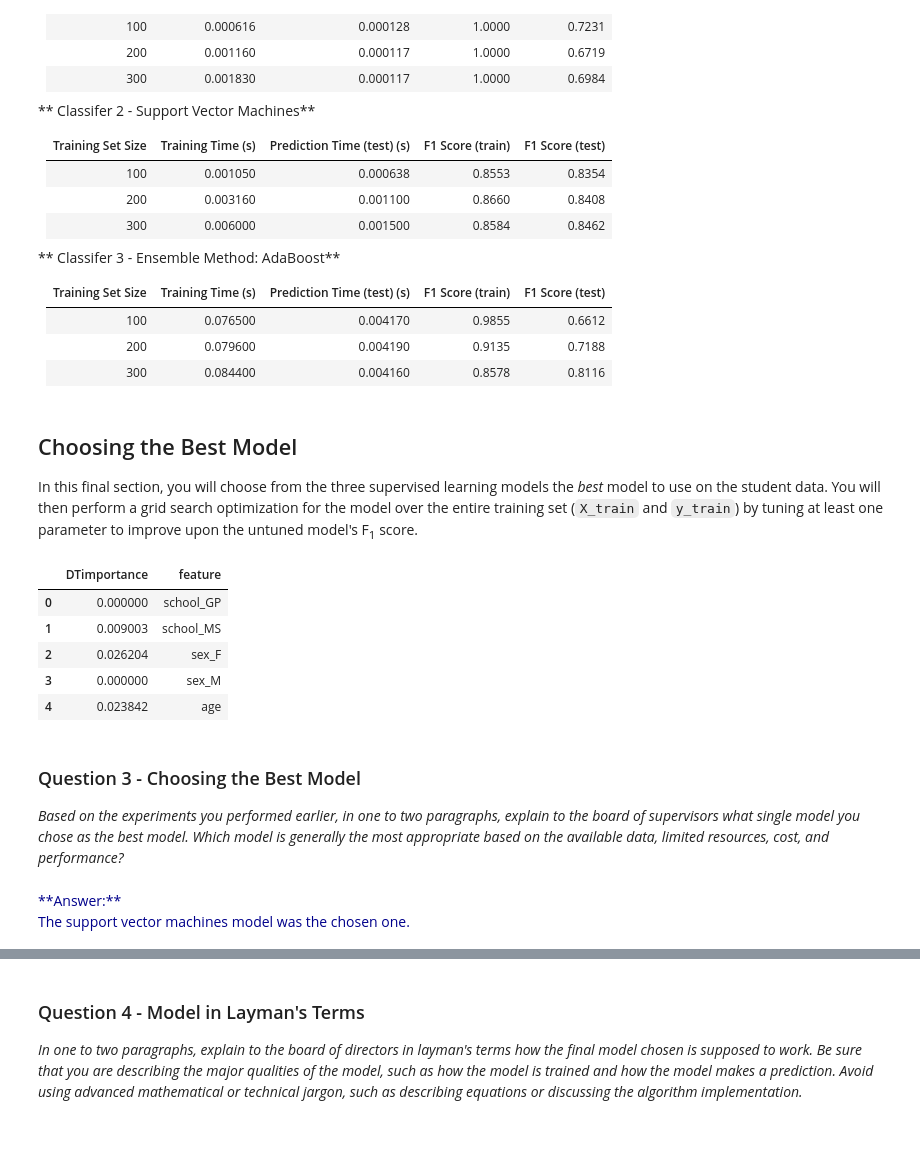
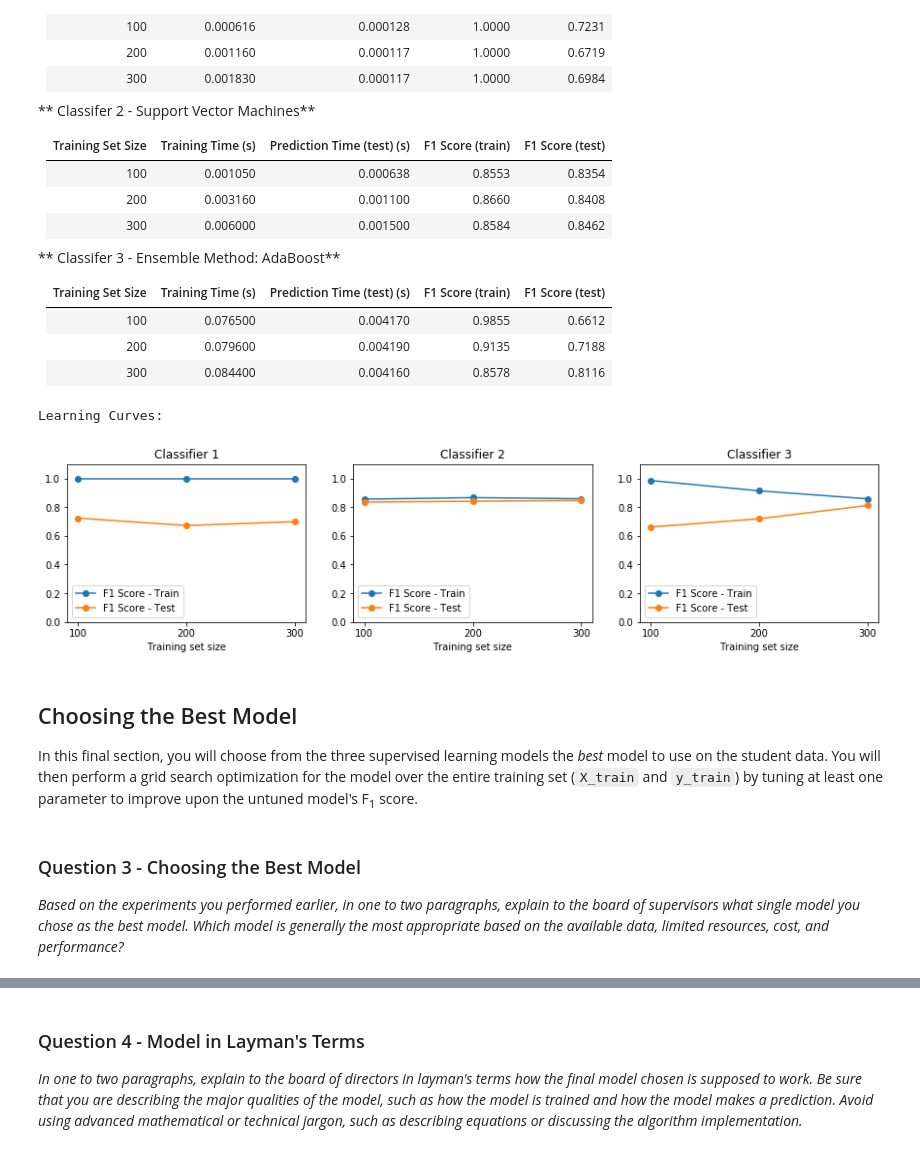
Before and after one commit to michaelmcabral/udacity-mlnd, a Jupyter notebook: student_intervention/student_intervention.ipynb, the cells around one changed output, grey strips where cells are left out. Cells and saved outputs as stored; diff of their text form; code cells hidden in the pictures.

```diff
--- a/student_intervention/student_intervention.ipynb
+++ b/student_intervention/student_intervention.ipynb
@@ -588,25 +588,31 @@ Edit the cell below to see how a table can be designed in [Markdown](https://git
 | 100               |         0.076500        |         0.004170       |      0.9855      |     0.6612      |
 | 200               |         0.079600        |         0.004190       |      0.9135      |     0.7188      |
 | 300               |         0.084400        |         0.004160       |      0.8578      |     0.8116      |
+# %%
+# Analysing the Learning Curves
+fig, axes = plt.subplots(1, 3, figsize=(15, 3))
+f1_train_clf = pd.DataFrame([[1., 1., 1.], [0.8553, 0.8660, 0.8584], [0.9855, 0.9135, 0.8578]],
+                            index=['clf_A', 'clf_B', 'clf_C'], columns=[100, 200, 300])
+
+f1_test_clf = pd.DataFrame([[0.7231, 0.6719, 0.6984], [0.8354, 0.8408, 0.8462], [0.6612, 0.7188, 0.8116]],
+                            index=['clf_A', 'clf_B', 'clf_C'], columns=[100, 200, 300])
+
+for n in range(3):
+    axes[n].plot(f1_train_clf.iloc[n], 'o-', label='F1 Score - Train')
+    axes[n].plot(f1_test_clf.iloc[n], 'o-', label='F1 Score - Test')
+    axes[n].set_ylim([0., 1.1])
+    axes[n].set_xticks([100, 200, 300])
+    axes[n].set_title('Classifier '+str(n+1))
+    axes[n].set_xlabel('Training set size')
+    axes[n].legend(loc='best')
+
+print 'Learning Curves:'
+# %% [output]
+Learning Curves:
+[figure, added]
 # %% [markdown]
 ## Choosing the Best Model
 In this final section, you will choose from the three supervised learning models the *best* model to use on the student data. You will then perform a grid search optimization for the model over the entire training set (`X_train` and `y_train`) by tuning at least one parameter to improve upon the untuned model's F<sub>1</sub> score.
-# %%
-feature_ranking = pd.DataFrame({'DTimportance': list(clf_A.feature_importances_), 'feature': list(X_train.columns)})
-feature_ranking.head()
-#listar as mais importantes (ordenar este DataFrame)
-# %% [output]
-|  | DTimportance | feature |
-| 0 | 0.000000 | school_GP |
-| 1 | 0.009003 | school_MS |
-| 2 | 0.026204 | sex_F |
-| 3 | 0.000000 | sex_M |
-| 4 | 0.023842 | age |
 # %% [markdown]
 ### Question 3 - Choosing the Best Model
 *Based on the experiments you performed earlier, in one to two paragraphs, explain to the board of supervisors what single model you chose as the best model. Which model is generally the most appropriate based on the available data, limited resources, cost, and performance?*
-# %% [markdown]
-<font color=darkblue>
-**Answer:**<br>
-The support vector machines model was the chosen one.
-</font>
```
Also changed, not shown: parts of 12 cells of this notebook, 1 other file.
